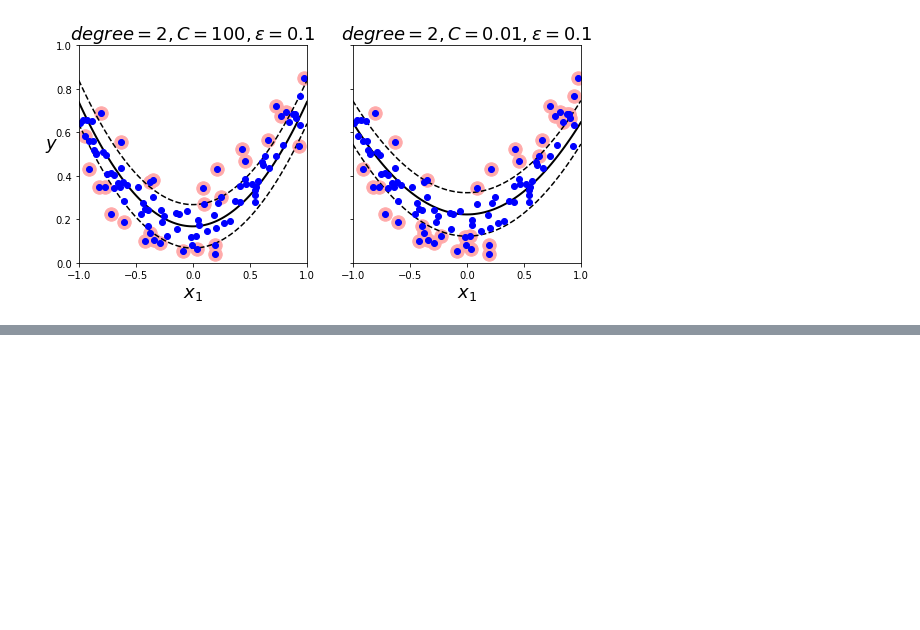
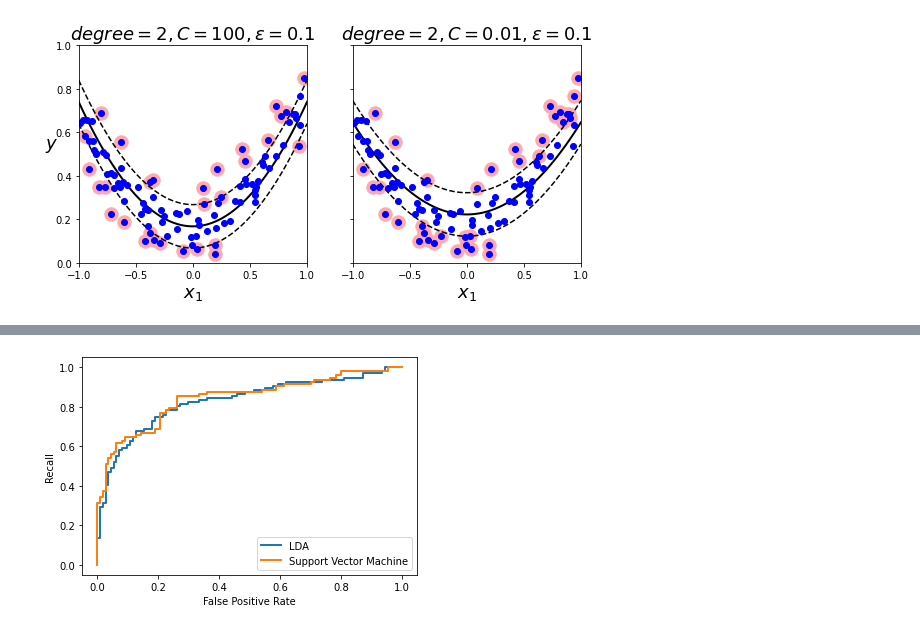
Before and after one commit to jiayuanteng/Hands_on_ML2, a Jupyter notebook: 5_Support_Vector_Machine.ipynb, the cells around one changed output, grey strips where cells are left out. Cells and saved outputs as stored; diff of their text form; code cells hidden in the pictures; blank space fills up the shorter version.

```diff
--- a/5_Support_Vector_Machine.ipynb
+++ b/5_Support_Vector_Machine.ipynb
@@ -296,0 +410,27 @@ Text(0.5, 1.0, '$degree=2, C=0.01, \\epsilon = 0.1$')
+# %%
+from sklearn.metrics import roc_curve
+from sklearn.model_selection import cross_val_predict
+
+fpr_col = []
+tpr_col = []
+
+def plot_roc_curve(fpr, tpr, label):
+  plt.plot(fpr, tpr, linewidth = 2, label = label)
+  plt.plot([0,1], [0,1], "k--")
+  plt.legend()
+  plt.xlabel("False Positive Rate")
+  plt.ylabel("Recall")
+
+
+for md in clf:
+  y_scores = cross_val_predict(md, X_train, y_train,
+                              cv = 3, method = "decision_function")
+
+  fpr, tpr, thresholds = roc_curve(y_train, y_scores)
+  fpr_col.append(fpr)
+  tpr_col.append(tpr)
+# %%
+plot_roc_curve(fpr_col[0], tpr_col[0], label = 'LDA')
+plot_roc_curve(fpr_col[1], tpr_col[1], label = 'Support Vector Machine')
+# %% [output]
+[figure, added]
```
Also changed, not shown: parts of 12 cells of this notebook.
